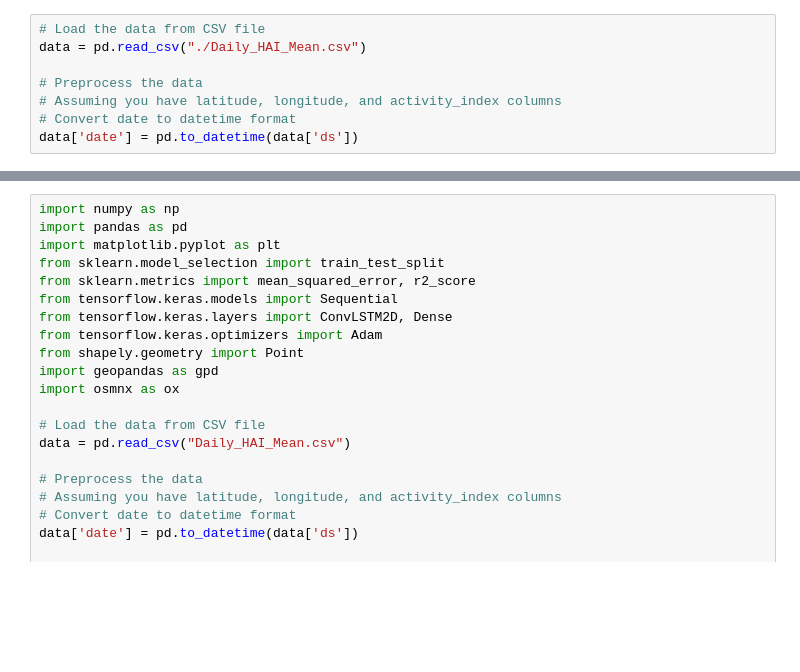
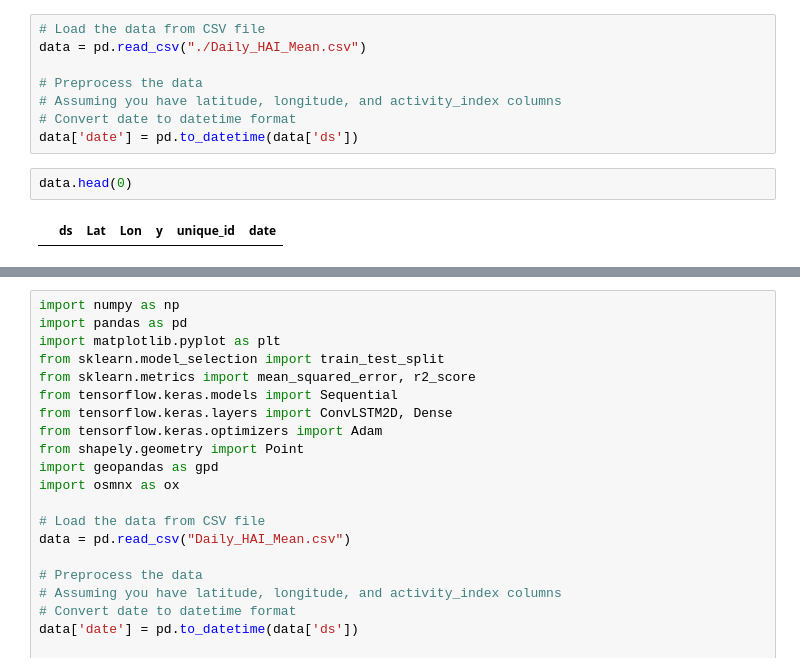
Before and after one commit to janakparajuli/ConvLSTM, a Jupyter notebook: ConvLSTM.ipynb, the cells around one changed output, grey strips where cells are left out. Saved outputs shown, nothing was run; the diff lists cells and outputs as text; blank space fills up the shorter version.

```diff
--- a/ConvLSTM.ipynb
+++ b/ConvLSTM.ipynb
@@ -328,4 +328,8 @@ data = pd.read_csv("./Daily_HAI_Mean.csv")
 # Assuming you have latitude, longitude, and activity_index columns
 # Convert date to datetime format
 data['date'] = pd.to_datetime(data['ds'])
+# %%
+data.head(0)
+# %% [output]
+|  | ds | Lat | Lon | y | unique_id | date |
 # %%
```
Also changed, not shown: parts of 2 cells of this notebook.
